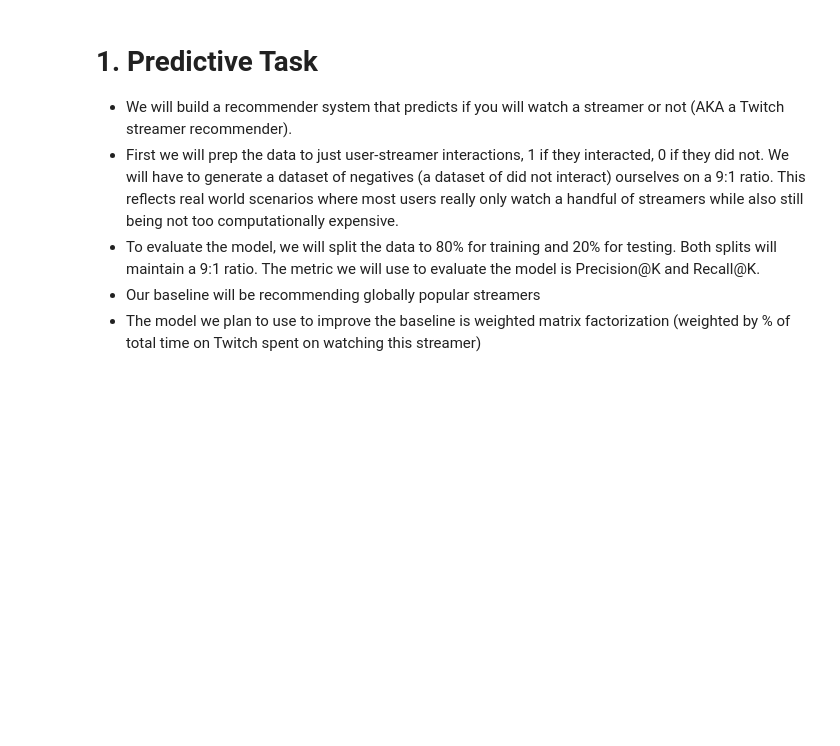
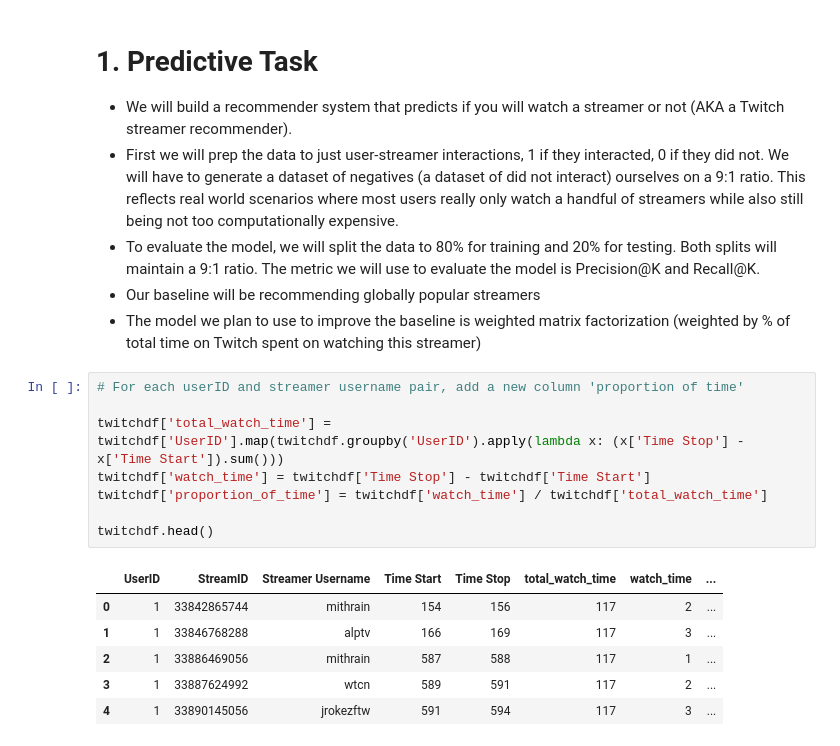
Before and after one commit to vdanielb/twitch-recommender, a Jupyter notebook: main.ipynb, the cells around one changed output. Saved outputs shown, nothing was run; the diff lists cells and outputs as text; blank space fills up the shorter version.

```diff
--- a/main.ipynb
+++ b/main.ipynb
@@ -30,3 +30,18 @@ len(twitchdf["Streamer Username"].value_counts())
 - To evaluate the model, we will split the data to 80% for training and 20% for testing. Both splits will maintain a 9:1 ratio. The metric we will use to evaluate the model is Precision@K and Recall@K.
 - Our baseline will be recommending globally popular streamers
 - The model we plan to use to improve the baseline is weighted matrix factorization (weighted by % of total time on Twitch spent on watching this streamer)
+# %%
+# For each userID and streamer username pair, add a new column 'proportion of time'
+
+twitchdf['total_watch_time'] = twitchdf['UserID'].map(twitchdf.groupby('UserID').apply(lambda x: (x['Time Stop'] - x['Time Start']).sum()))
+twitchdf['watch_time'] = twitchdf['Time Stop'] - twitchdf['Time Start']
+twitchdf['proportion_of_time'] = twitchdf['watch_time'] / twitchdf['total_watch_time']
+
+twitchdf.head()
+# %% [output]
+|  | UserID | StreamID | Streamer Username | Time Start | Time Stop | total_watch_time | watch_time | ... |
+| 0 | 1 | 33842865744 | mithrain | 154 | 156 | 117 | 2 | ... |
+| 1 | 1 | 33846768288 | alptv | 166 | 169 | 117 | 3 | ... |
+| 2 | 1 | 33886469056 | mithrain | 587 | 588 | 117 | 1 | ... |
+| 3 | 1 | 33887624992 | wtcn | 589 | 591 | 117 | 2 | ... |
+| 4 | 1 | 33890145056 | jrokezftw | 591 | 594 | 117 | 3 | ... |
```
Also changed, not shown: parts of 1 cell of this notebook.
